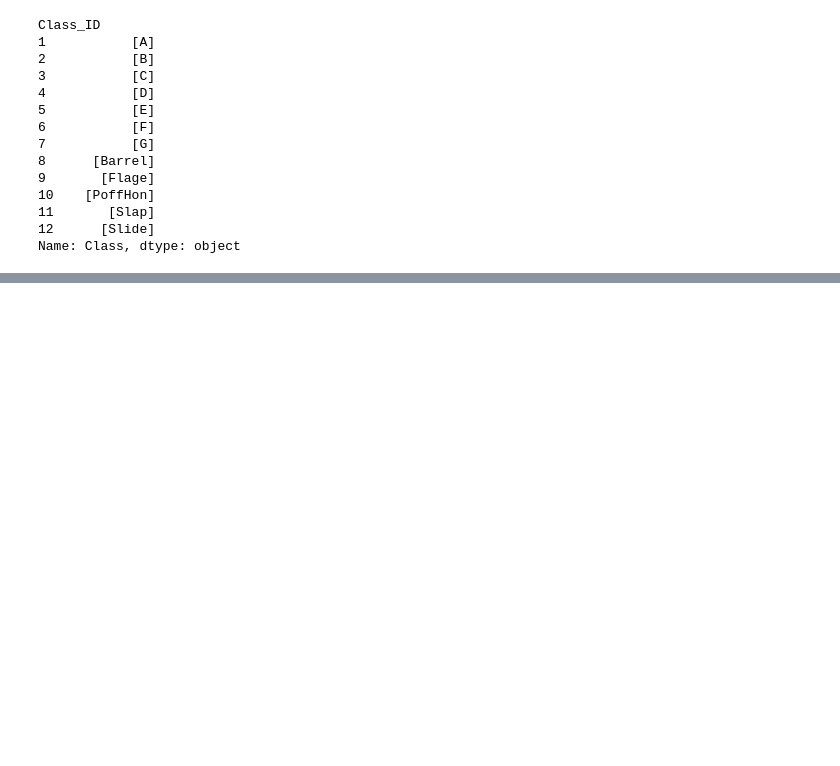
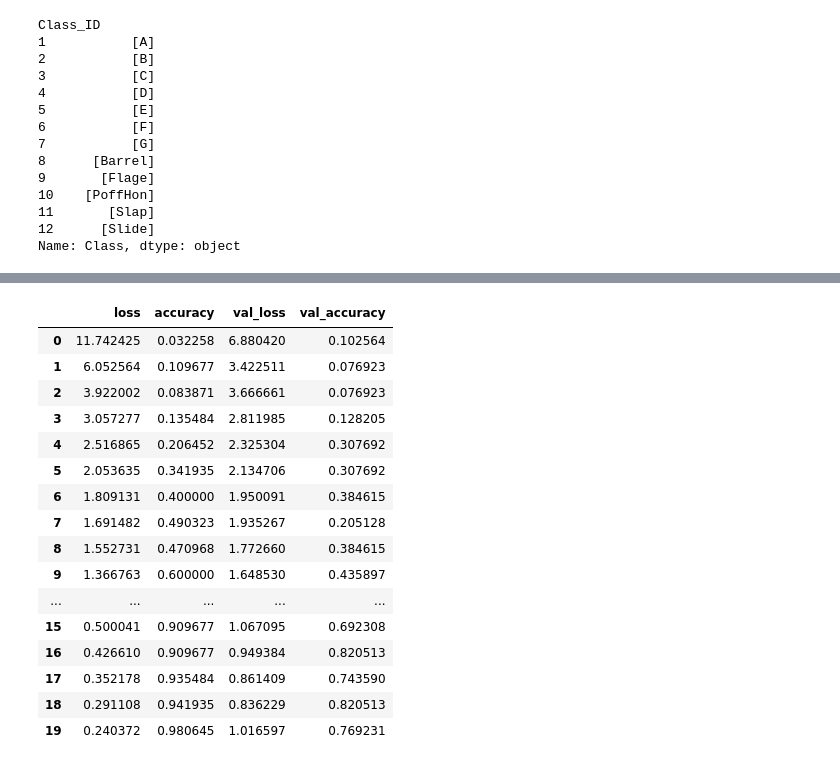
Before and after one commit to Andy666Fox/GuitarGrapher_v2, a Jupyter notebook: model.ipynb, the cells around one changed output, grey strips where cells are left out. Cells and saved outputs as stored; diff of their text form; code cells hidden in the pictures; blank space fills up the shorter version.

```diff
--- a/model.ipynb
+++ b/model.ipynb
@@ -51,0 +68,3 @@ def feature_exctractor(path: str) -> np.array:
+# %%
+y = to_categorical(y)
+y.shape
@@ -51,0 +137,21 @@ def feature_exctractor(path: str) -> np.array:
+# %%
+train_hist = pd.DataFrame(training.history)
+train_hist
+# %% [output]
+|  | loss | accuracy | val_loss | val_accuracy |
+| 0 | 11.742425 | 0.032258 | 6.880420 | 0.102564 |
+| 1 | 6.052564 | 0.109677 | 3.422511 | 0.076923 |
+| 2 | 3.922002 | 0.083871 | 3.666661 | 0.076923 |
+| 3 | 3.057277 | 0.135484 | 2.811985 | 0.128205 |
+| 4 | 2.516865 | 0.206452 | 2.325304 | 0.307692 |
+| 5 | 2.053635 | 0.341935 | 2.134706 | 0.307692 |
+| 6 | 1.809131 | 0.400000 | 1.950091 | 0.384615 |
+| 7 | 1.691482 | 0.490323 | 1.935267 | 0.205128 |
+| 8 | 1.552731 | 0.470968 | 1.772660 | 0.384615 |
+| 9 | 1.366763 | 0.600000 | 1.648530 | 0.435897 |
+| ... | ... | ... | ... | ... |
+| 15 | 0.500041 | 0.909677 | 1.067095 | 0.692308 |
+| 16 | 0.426610 | 0.909677 | 0.949384 | 0.820513 |
+| 17 | 0.352178 | 0.935484 | 0.861409 | 0.743590 |
+| 18 | 0.291108 | 0.941935 | 0.836229 | 0.820513 |
+| 19 | 0.240372 | 0.980645 | 1.016597 | 0.769231 |
```
Also changed, not shown: parts of 8 cells of this notebook, 1 other file.
